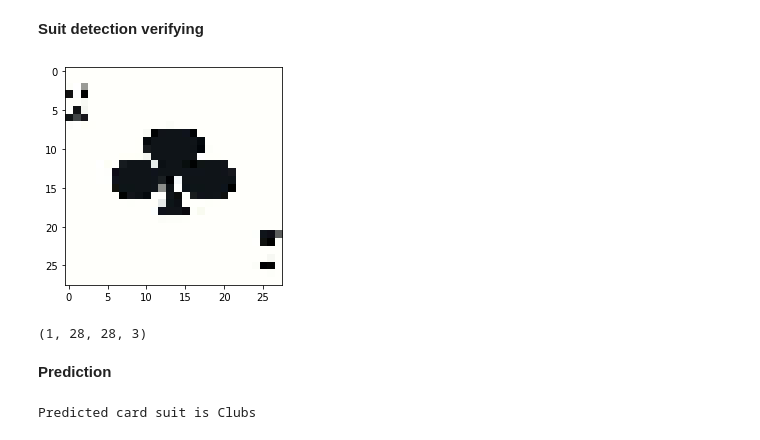
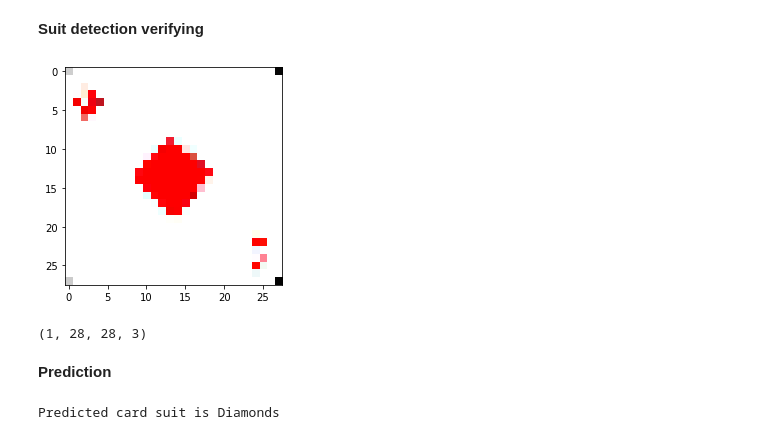
Before and after one commit to Andrskk/Playing-Cards-Suit-Detection-and-Identification, a Jupyter notebook: Suit_Detection.ipynb, the cells around one changed output. Cells and saved outputs as stored; diff of their text form; code cells hidden in the pictures.

```diff
--- a/Suit_Detection.ipynb
+++ b/Suit_Detection.ipynb
@@ -177,19 +172,19 @@ ValueError: ignored
 **Suit detection verifying**
 # %%
 import keras
-img_path = 'testing/Clubs/2.JPG'
+img_path = 'testing/Diamonds/1.JPG'
 
 img = keras.preprocessing.image.load_img(img_path, target_size=(28, 28))
 img_tensor = keras.preprocessing.image.img_to_array(img)
 img_tensor = np.expand_dims(img_tensor, axis=0)
 img_tensor /= 255.
 
 plt.imshow(img_tensor[0])
 plt.show()
 
 print(img_tensor.shape)
 # %% [output]
-[figure, old version]
+[figure, new version]
 (1, 28, 28, 3)
 # %% [markdown]
 **Prediction**
@@ -213,4 +208,4 @@ elif classes == 1:
 elif classes == 0:
   print("Predicted card suit is Clubs")
 # %% [output]
-Predicted card suit is Clubs
+Predicted card suit is Diamonds
```
Also changed, not shown: parts of 4 cells of this notebook.
